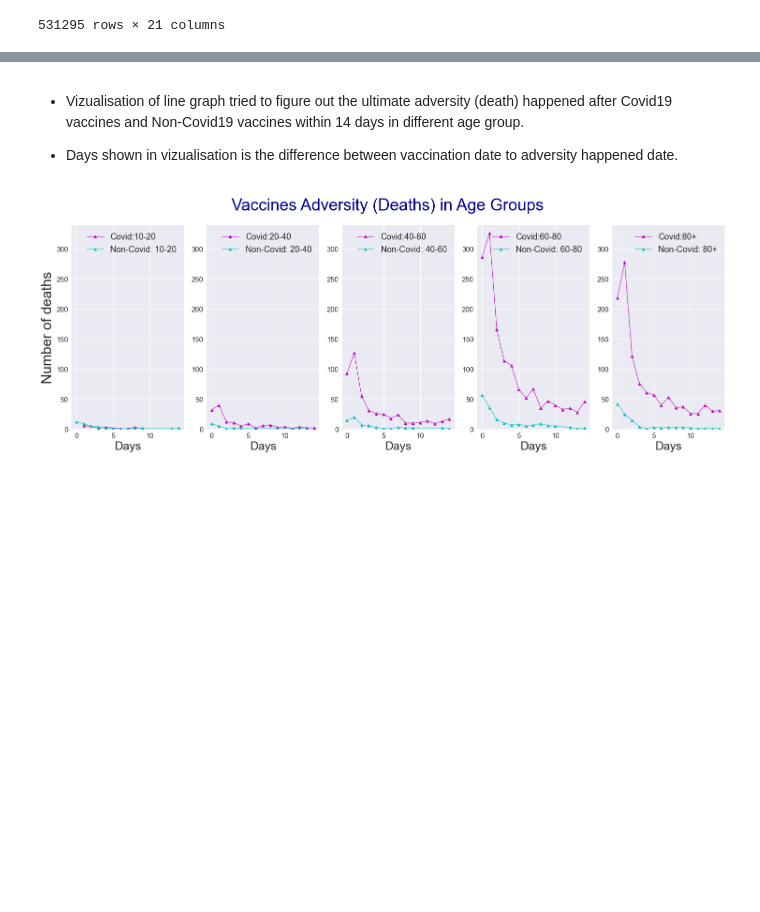
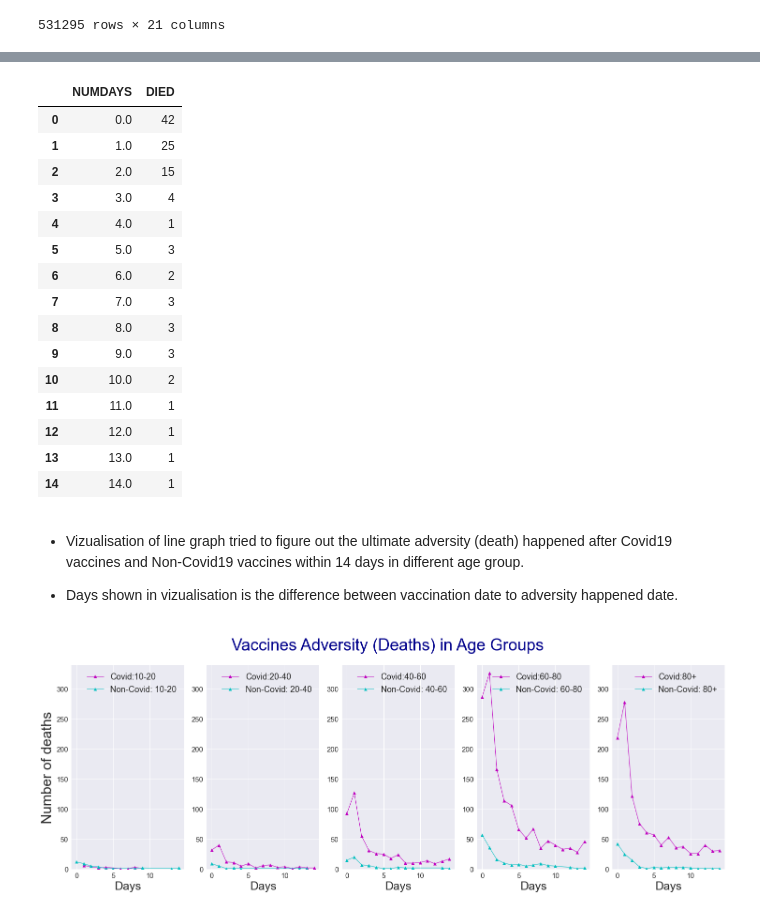
Before and after one commit to sophiastewart202/Project-1, a Jupyter notebook: Covid_Died/died_numdays.ipynb, the cells around one changed output, grey strips where cells are left out. Cells and saved outputs as stored; diff of their text form; code cells hidden in the pictures; blank space fills up the shorter version.

```diff
--- a/Covid_Died/died_numdays.ipynb
+++ b/Covid_Died/died_numdays.ipynb
@@ -60,19 +92,37 @@ numdays_80_plus=age_vars.loc[(age_vars['VAX_TYPE'] =='COVID19') & (age_vars['Age
 # %%
 # Filtering data by Non-Covid19 vaccines and Age Ranges
 nonCovid_10_20=age_vars.loc[(age_vars['VAX_TYPE'] !='COVID19') & (age_vars['Age Ranges']=='10-20') & (age_vars.DIED != 0)]
 other_vax_10_20=nonCovid_10_20.groupby(['NUMDAYS'])['DIED'].sum().reset_index()
 
 nonCovid_20_40=age_vars.loc[(age_vars['VAX_TYPE'] !='COVID19') & (age_vars['Age Ranges']=='20-40') & (age_vars.DIED != 0)]
 other_vax_20_40=nonCovid_20_40.groupby(['NUMDAYS'])['DIED'].sum().reset_index()
 
 nonCovid_40_60=age_vars.loc[(age_vars['VAX_TYPE'] !='COVID19') & (age_vars['Age Ranges']=='40-60') & (age_vars.DIED != 0)]
 other_vax_40_60=nonCovid_40_60.groupby(['NUMDAYS'])['DIED'].sum().reset_index()
 
 nonCovid_60_80=age_vars.loc[(age_vars['VAX_TYPE'] !='COVID19') & (age_vars['Age Ranges']=='60-80') & (age_vars.DIED != 0)]
 other_vax_60_80=nonCovid_60_80.groupby(['NUMDAYS'])['DIED'].sum().reset_index()
 
 nonCovid_80_plus=age_vars.loc[(age_vars['VAX_TYPE'] !='COVID19') & (age_vars['Age Ranges']=='80+') & (age_vars.DIED != 0)]
 other_vax_80_plus=nonCovid_80_plus.groupby(['NUMDAYS'])['DIED'].sum().reset_index()
+other_vax_80_plus
+# %% [output]
+|  | NUMDAYS | DIED |
+| 0 | 0.0 | 42 |
+| 1 | 1.0 | 25 |
+| 2 | 2.0 | 15 |
+| 3 | 3.0 | 4 |
+| 4 | 4.0 | 1 |
+| 5 | 5.0 | 3 |
+| 6 | 6.0 | 2 |
+| 7 | 7.0 | 3 |
+| 8 | 8.0 | 3 |
+| 9 | 9.0 | 3 |
+| 10 | 10.0 | 2 |
+| 11 | 11.0 | 1 |
+| 12 | 12.0 | 1 |
+| 13 | 13.0 | 1 |
+| 14 | 14.0 | 1 |
 # %% [markdown]
 * Vizualisation of line graph tried to figure out the ultimate adversity (death) happened after Covid19 vaccines and Non-Covid19 vaccines within 14 days in different age group.
 
```
Also changed, not shown: parts of 5 cells of this notebook.
